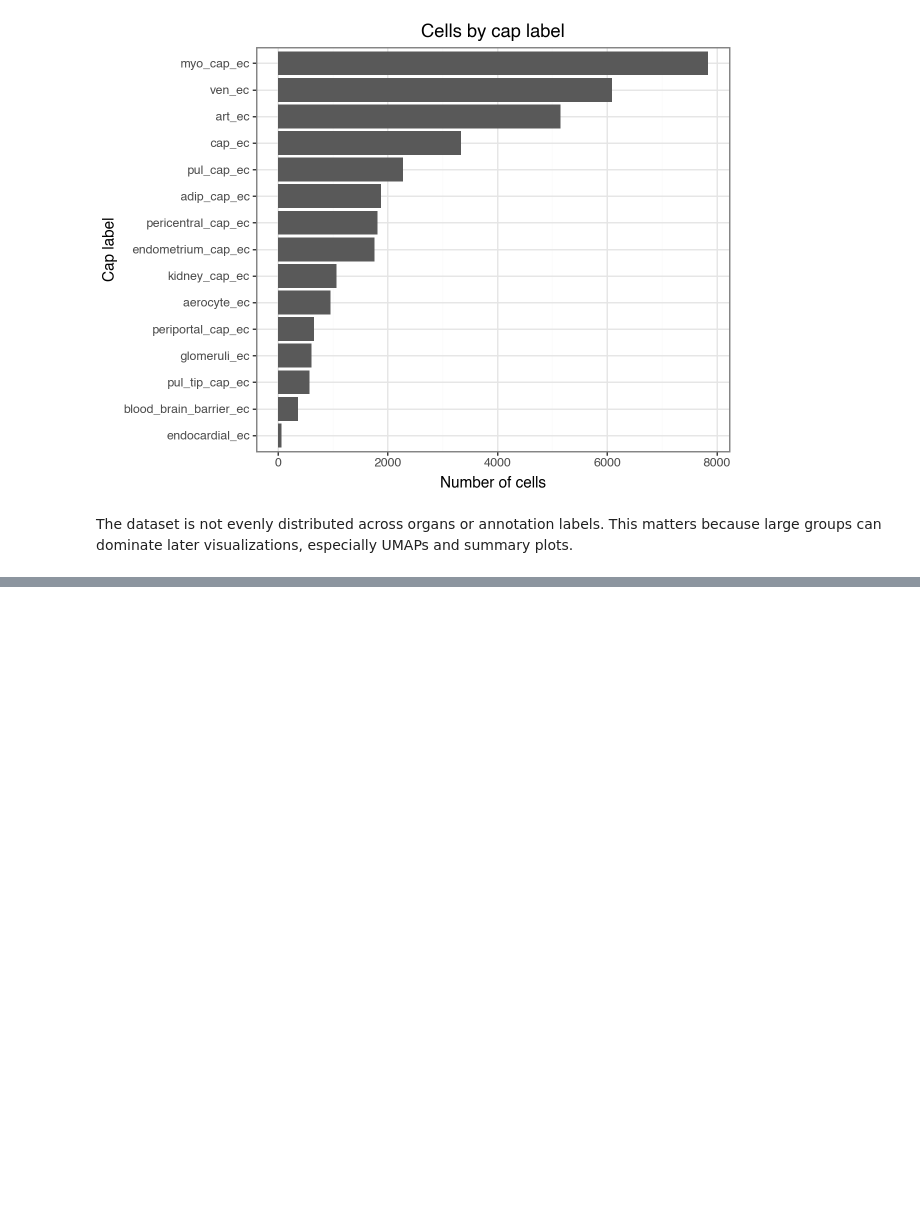
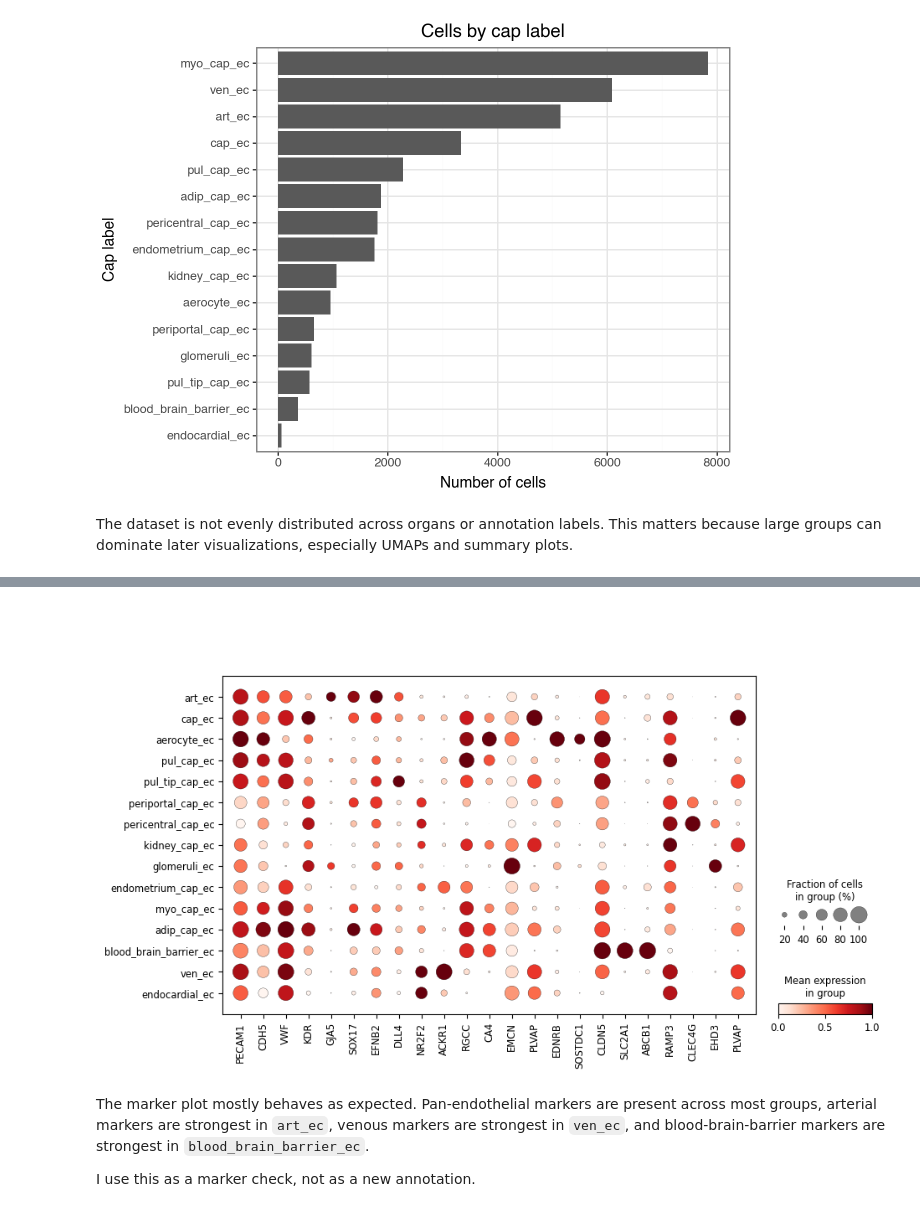
Before and after one commit to Francesco-E-Vallone/hvca-endothelial-reanalysis, a Jupyter notebook: analysis/analysis.ipynb, the cells around one changed output, grey strips where cells are left out. Saved outputs shown, nothing was run; the diff lists cells and outputs as text; code cells hidden in the pictures; blank space fills up the shorter version.

Commit message:
complete endothelial atlas reanalysis notebook

```diff
--- a/analysis/analysis.ipynb
+++ b/analysis/analysis.ipynb
@@ -273,0 +398,27 @@ The dataset is not evenly distributed across organs or annotation labels. This m
+# %%
+#building marker dict
+marker_genes = {
+    "pan_endothelial": ["PECAM1", "CDH5", "VWF", "KDR"],
+    "arterial": ["GJA5", "SOX17", "EFNB2", "DLL4"],
+    "venous": ["NR2F2", "ACKR1"],
+    "capillary": ["RGCC", "CA4", "EMCN", "PLVAP"],
+    "lung_capillary": ["EDNRB", "SOSTDC1"],
+    "blood_brain_barrier": ["CLDN5", "SLC2A1", "ABCB1"],
+    "liver_zonation": ["RAMP3", "CLEC4G"],
+    "kidney_glomerular": ["EHD3", "PLVAP"]}
+
+#checking which genes are present
+all_markers = [gene
+    for genes in marker_genes.values()
+    for gene in genes]
+
+marker_presence = pd.DataFrame({"gene": all_markers,
+    "present_in_object": [gene in data.var_names for gene in all_markers]})
+
+print(marker_presence)
+
+#keep present genes
+present_markers = marker_presence.loc[marker_presence["present_in_object"],
+    "gene"].tolist()
+
+print(present_markers)
@@ -273,0 +443,14 @@ The dataset is not evenly distributed across organs or annotation labels. This m
+# %%
+#plotting
+sc.pl.dotplot(
+    data,
+    var_names=present_markers,
+    groupby=cap_col,
+    standard_scale="var",
+    dendrogram=False)
+# %% [output]
+[figure, added]
+# %% [markdown]
+The marker plot mostly behaves as expected. Pan-endothelial markers are present across most groups, arterial markers are strongest in `art_ec`, venous markers are strongest in `ven_ec`, and blood-brain-barrier markers are strongest in `blood_brain_barrier_ec`.
+
+I use this as a marker check, not as a new annotation.
```
Also changed, not shown: parts of 33 cells of this notebook.
